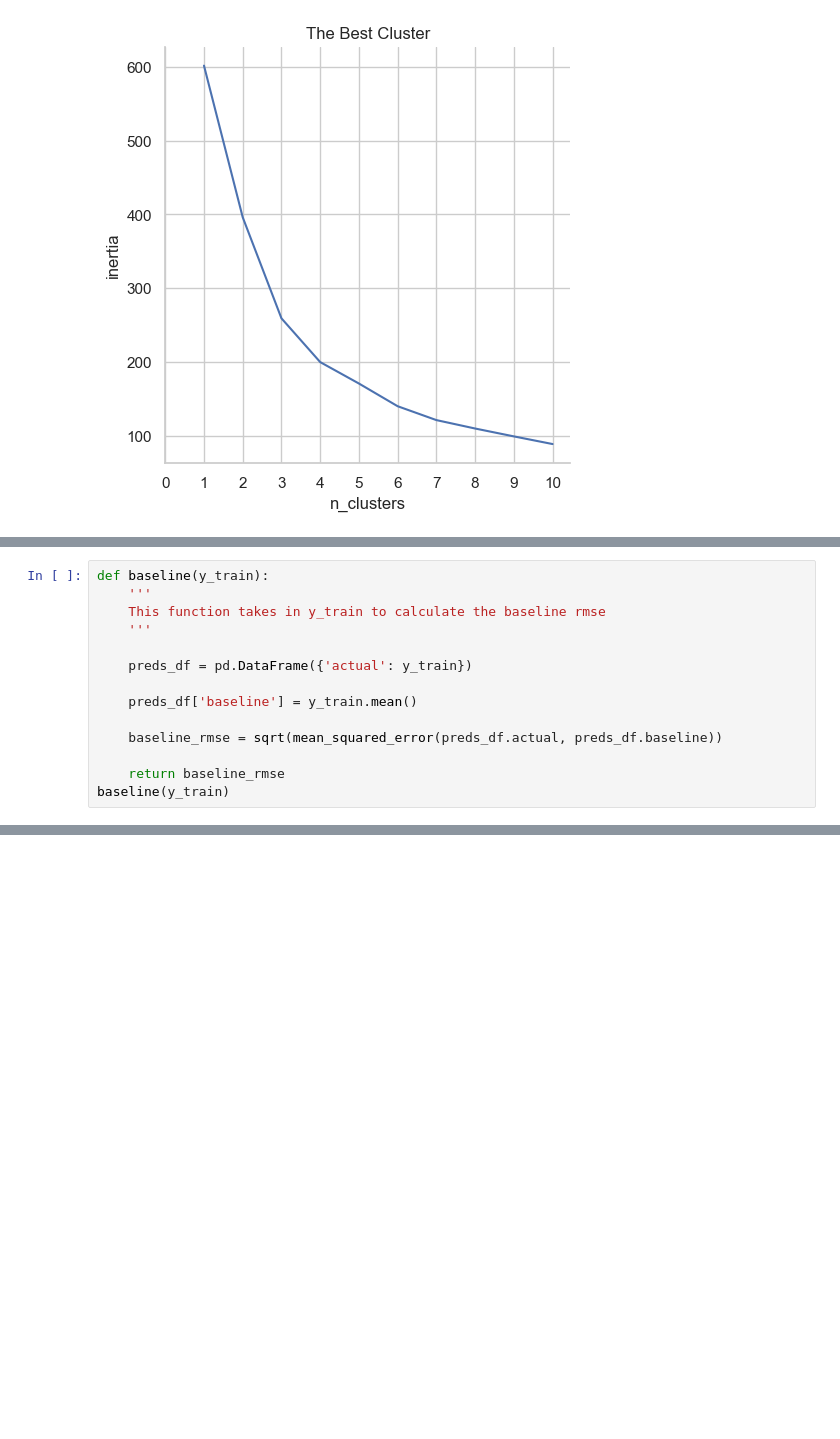
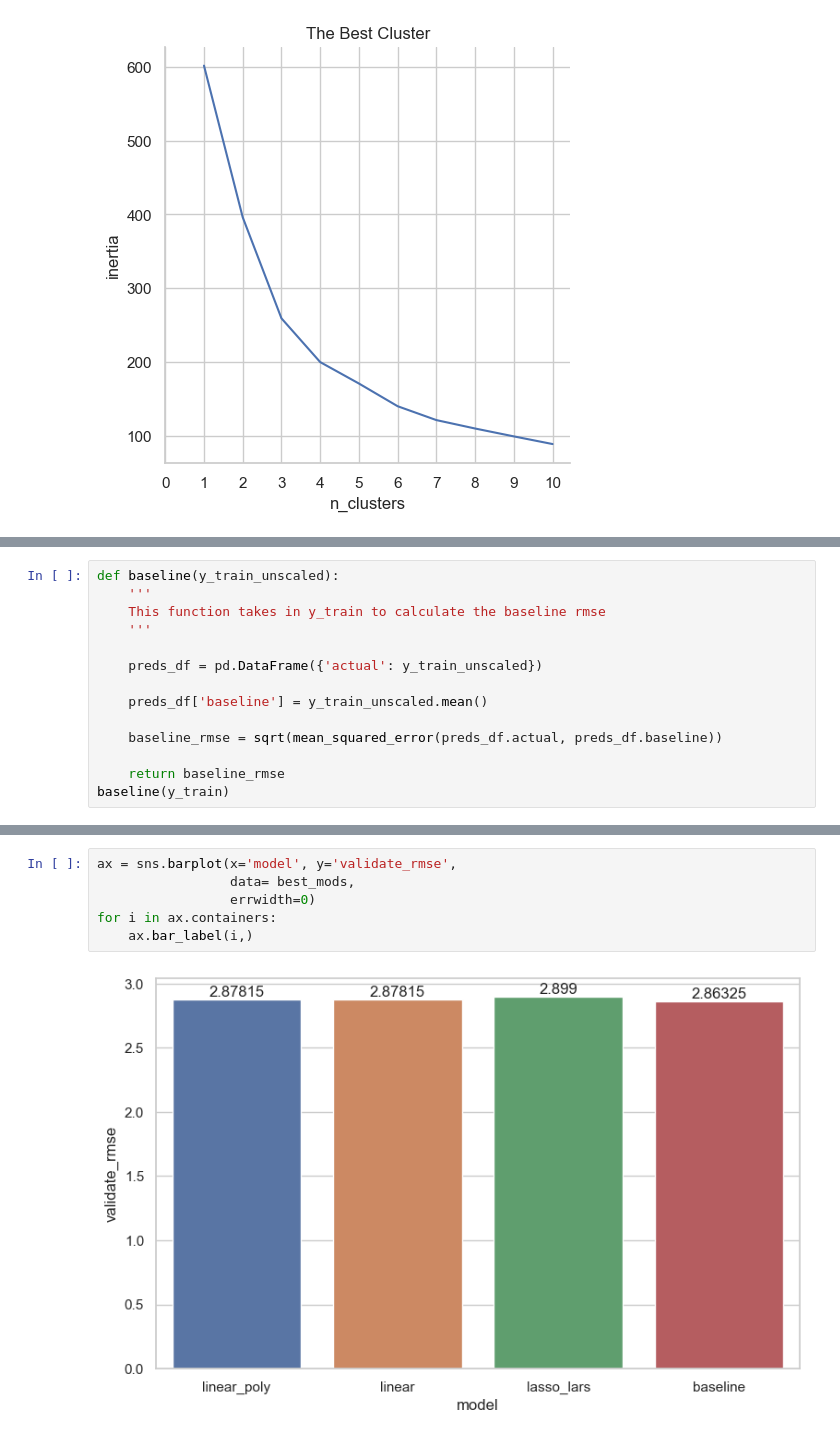
Before and after one commit to EstebanHernandez0/Dungeons_and_dragons_predictor, a Jupyter notebook: workbook.ipynb, the cells around one changed output, grey strips where cells are left out. Drawn from its saved outputs; the diff is of its cells as text; blank space fills up the shorter version.

```diff
--- a/workbook.ipynb
+++ b/workbook.ipynb
@@ -571,12 +563,12 @@ X_train
 # %%
-def baseline(y_train):
+def baseline(y_train_unscaled):
     '''
     This function takes in y_train to calculate the baseline rmse
     '''
 
-    preds_df = pd.DataFrame({'actual': y_train})
+    preds_df = pd.DataFrame({'actual': y_train_unscaled})
 
-    preds_df['baseline'] = y_train.mean()
+    preds_df['baseline'] = y_train_unscaled.mean()
 
     baseline_rmse = sqrt(mean_squared_error(preds_df.actual, preds_df.baseline))
 
@@ -882,0 +844,8 @@ KeyError: '[None] not in index'
+# %%
+ax = sns.barplot(x='model', y='validate_rmse',
+                 data= best_mods,
+                 errwidth=0)
+for i in ax.containers:
+    ax.bar_label(i,)
+# %% [output]
+[figure, added]
```
Also changed, not shown: parts of 35 cells of this notebook.
